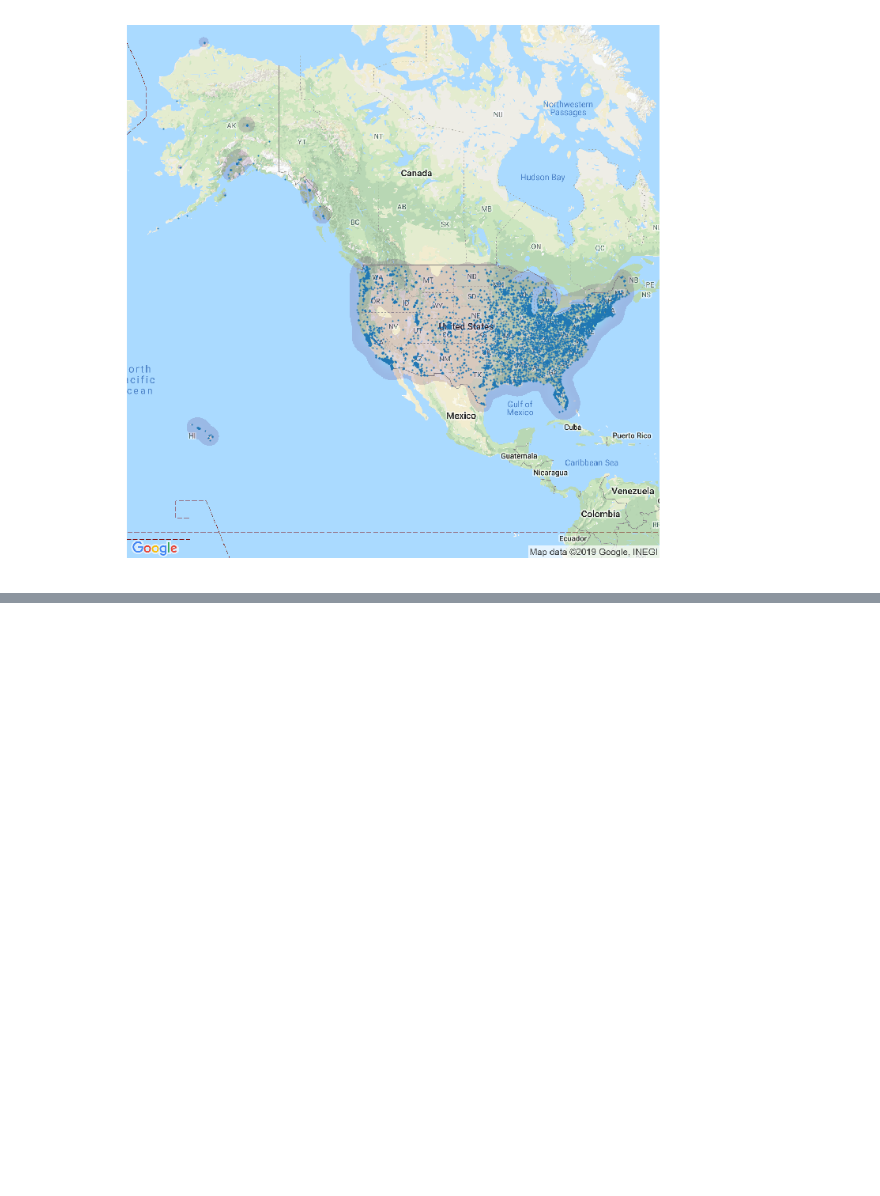
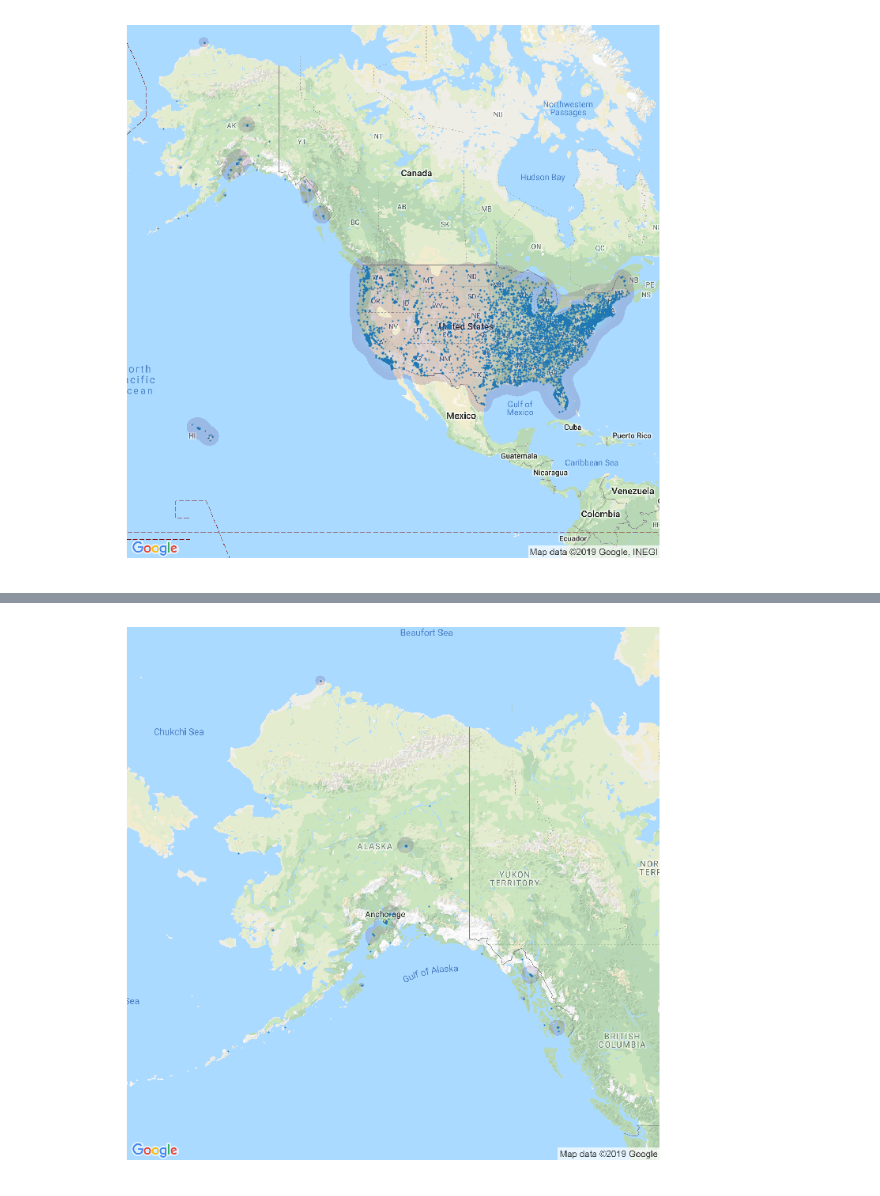
Before and after one commit to aeclaman/Project1, a Jupyter notebook: facility_test.ipynb, the cells around one changed output, grey strips where cells are left out. Saved outputs shown, nothing was run; the diff lists cells and outputs as text; code cells hidden in the pictures; blank space fills up the shorter version.

```diff
--- a/facility_test.ipynb
+++ b/facility_test.ipynb
@@ -34,0 +56,3 @@ mplt.density_plot(location['latitude'], location['longitude'])
+# %%
+alaska =facilities_df[(facilities_df["state"]== "AK")&(facilities_df["state"]!= "HI")]
+alaska.head()
@@ -34,0 +66,4 @@ mplt.density_plot(location['latitude'], location['longitude'])
+# %%
+mplt.density_plot(alaska['latitude'] ,alaska['longitude'])
+# %% [output]
+[figure, added]
```
Also changed, not shown: parts of 6 cells of this notebook, 5 other files.
